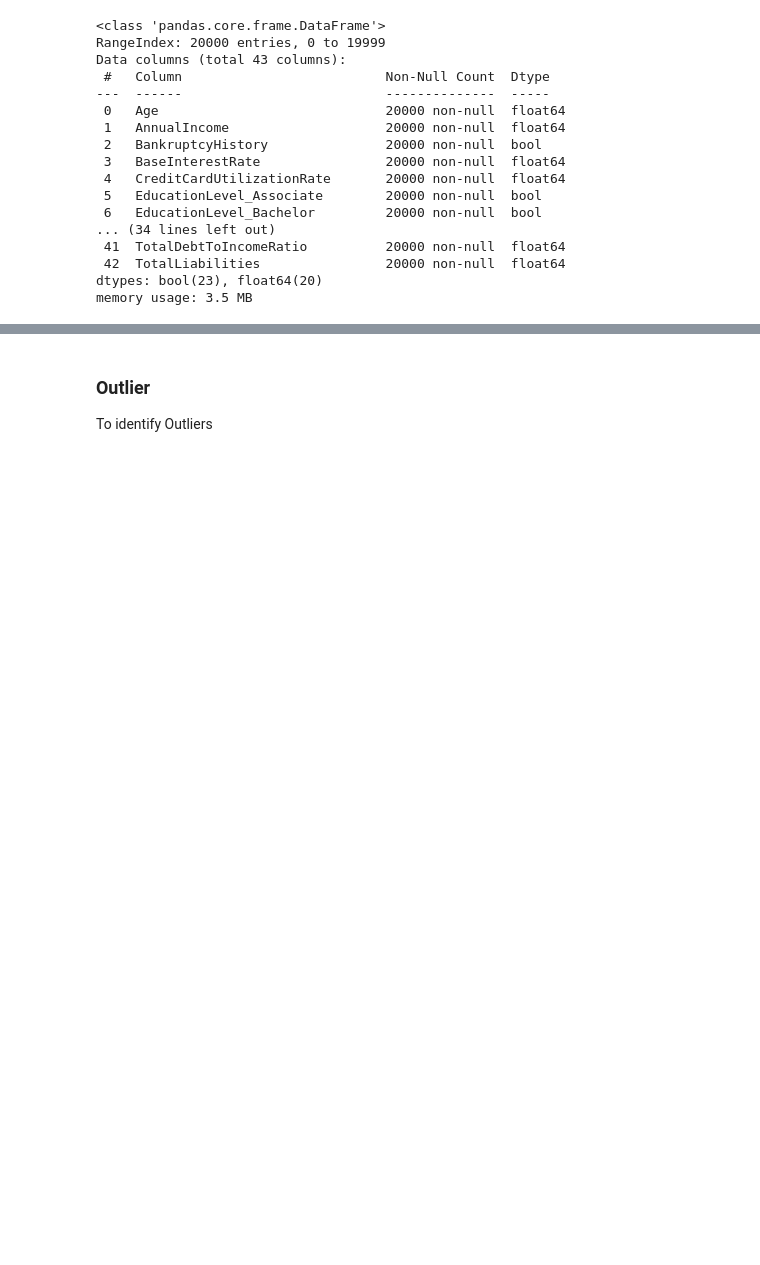
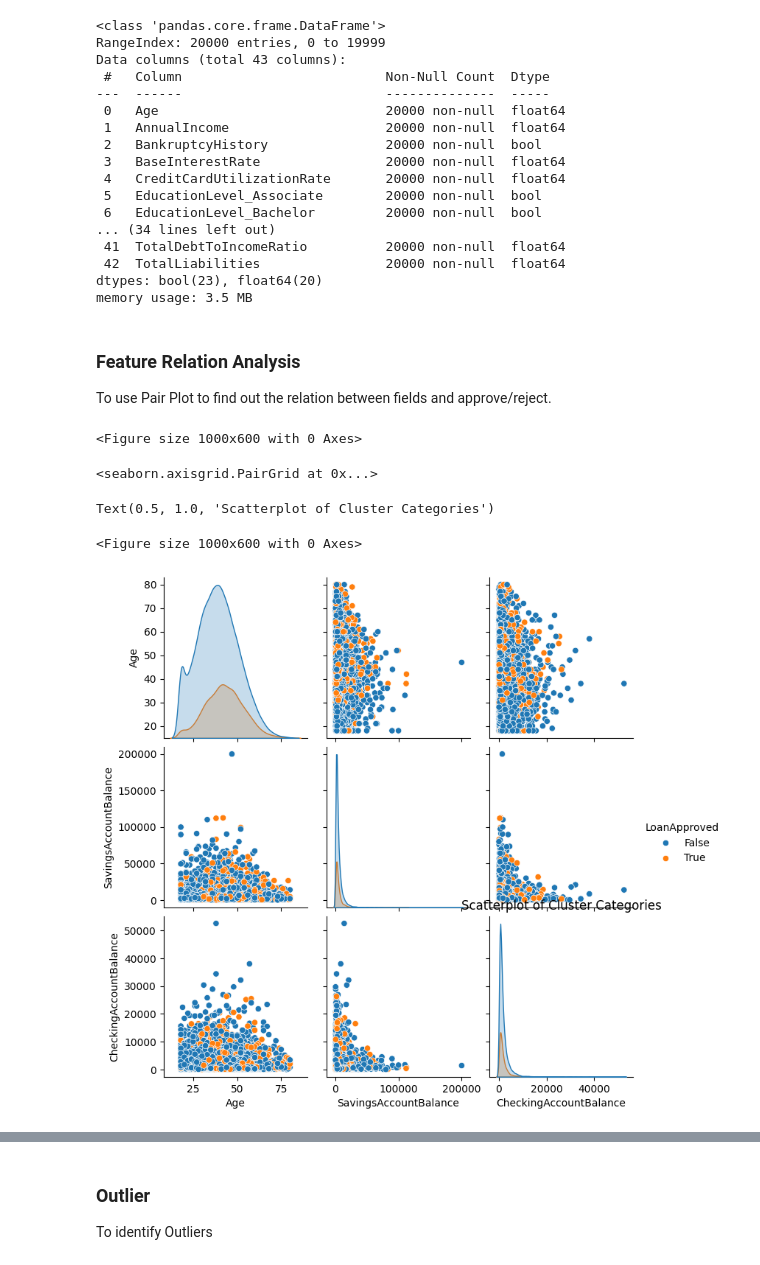
Before and after one commit to jp-eagle/VLC-SCAI012-24-0652, a Jupyter notebook: Loan/JPE-CapStone-CreditRisk.ipynb, the cells around one changed output, grey strips where cells are left out. Drawn from its saved outputs; the diff is of its cells as text; code cells hidden in the pictures; blank space fills up the shorter version.

```diff
--- a/Loan/JPE-CapStone-CreditRisk.ipynb
+++ b/Loan/JPE-CapStone-CreditRisk.ipynb
@@ -441,3 +441,22 @@ Data columns (total 43 columns):
  42  TotalLiabilities                20000 non-null  float64
 dtypes: bool(23), float64(20)
 memory usage: 3.5 MB
+# %% [markdown]
+### Feature Relation Analysis
+
+To use Pair Plot to find out the relation between fields and approve/reject.
+# %%
+# to pick some fields for analysis.
+plt.figure(figsize=(10, 6))
+# sns.scatterplot(x="Age", y="AnnualIncome", data=X, hue=labels, palette='viridis')
+l = pd.DataFrame(df_train, columns=['LoanApproved'])
+c = pd.concat([df_train[["Age", "SavingsAccountBalance", "CheckingAccountBalance", ]], l], axis=1)
+sns.pairplot(c, hue="LoanApproved", )
+plt.title('Scatterplot of Cluster Categories')
+plt.show()
+# %% [output]
+<Figure size 1000x600 with 0 Axes>
+<seaborn.axisgrid.PairGrid at 0x...>
+Text(0.5, 1.0, 'Scatterplot of Cluster Categories')
+<Figure size 1000x600 with 0 Axes>
+[figure, added]
```
Also changed, not shown: parts of 6 cells of this notebook, 13 other files.
